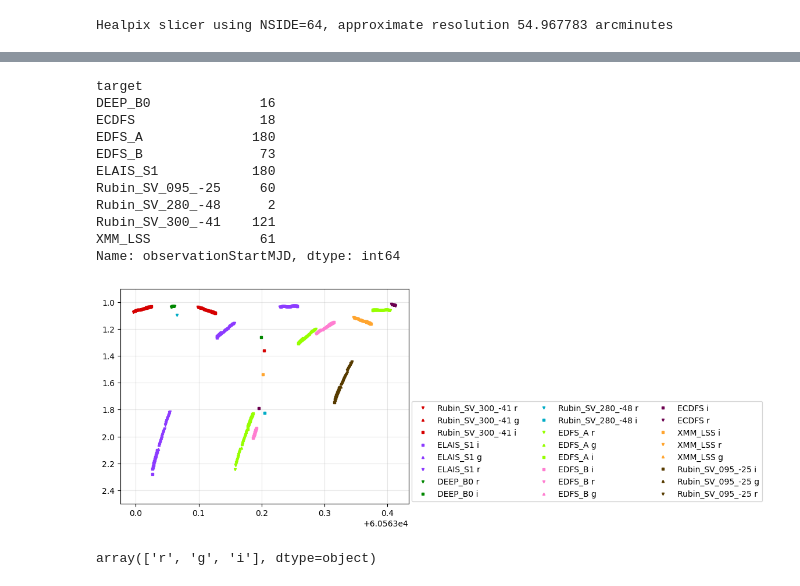
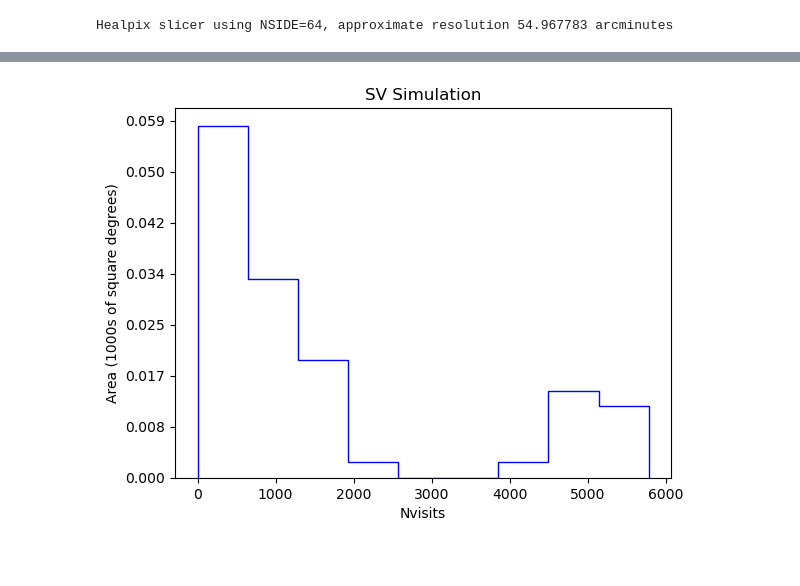
Before and after one commit to rhiannonlynne/ops_rehearsal_commissioning_2024, a Jupyter notebook: ComCam_Sims.ipynb, the cells around one changed output, grey strips where cells are left out. Drawn from its saved outputs; the diff is of its cells as text; code cells hidden in the pictures; blank space fills up the shorter version.

```diff
--- a/ComCam_Sims.ipynb
+++ b/ComCam_Sims.ipynb
@@ -536,44 +576,7 @@ bundle.plot()
-# %%
-visits.groupby('target')['observationStartMJD'].count()
-# %% [output]
-target
-DEEP_B0              16
-ECDFS                18
-EDFS_A              180
-EDFS_B               73
-ELAIS_S1            180
-Rubin_SV_095_-25     60
-Rubin_SV_280_-48      2
-Rubin_SV_300_-41    121
-XMM_LSS              61
-Name: observationStartMJD, dtype: int64
-# %%
-plt.figure()
-filtershapes = {'u': 'o', 'g': '^', 'r': 'v', 'i': 's', 'z': '*', 'y': 'p'}
-filtercolors = {'u': '#005BDB',
-                'g': '#3DA952',
-                'r': '#c61c00',
-                'i': '#997500',
-                'z': '#CE0D77',
-                'y': '#5d0000'}
-fieldcolors = {}
-for i, t in enumerate(visits.target.unique()):
-    fieldcolors[t] = cc.glasbey[i]
-
-nvisits = visits.query('night ==1')
-for t in nvisits.target.unique():
-    vv = nvisits.query('target == @t')
-    for f in vv['filter'].unique():
-        vvf = vv.query('filter == @f')
-        label = f'{t} {f}'
-        plt.plot(vvf.observationStartMJD, vvf.airmass, linestyle='',
-                 marker=filtershapes[f], markersize=3, color=fieldcolors[t], label=label)
-plt.legend(loc=(1.01,0.01), ncols=3)
-plt.ylim(2.5, 0.9)
-plt.grid(alpha=0.3)
-# %% [output]
-[figure, removed]
-# %%
-visits['filter'].unique()
-# %% [output]
-array(['r', 'g', 'i'], dtype=object)
+# %%
+ph = maf.PlotHandler(out_dir=out_dir, thumbnail=False, fig_format='png')
+ph.set_metric_bundles([bundle])
+plot_dict = {'xlabel': 'Nvisits', 'title': "SV Simulation"}
+fig = ph.plot(maf.HealpixHistogram(), plot_dict)
+# %% [output]
+[figure, added]
```
Also changed, not shown: parts of 20 cells of this notebook.
